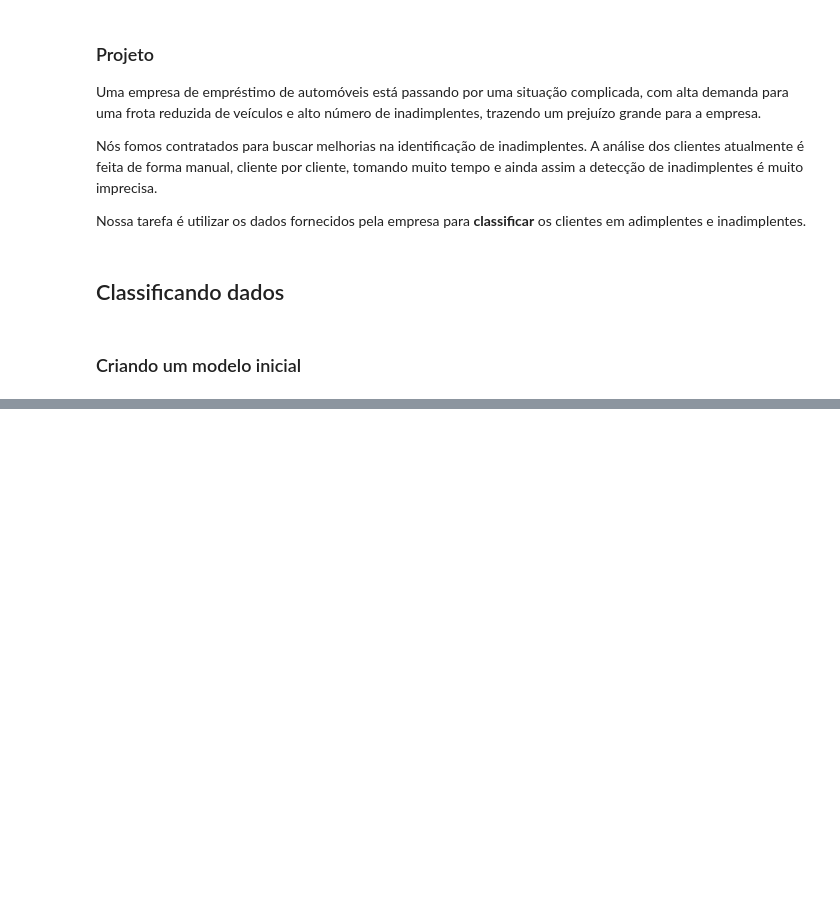
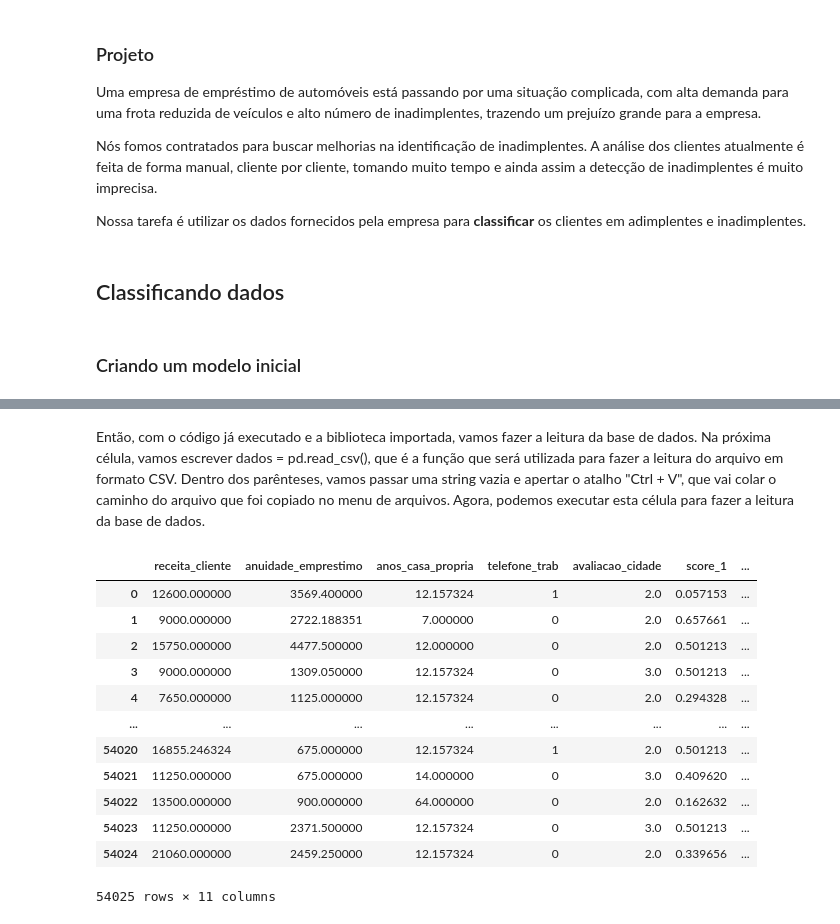
Before and after one commit to rafaelreisramos/oracle-one, a Jupyter notebook: classificacao-validacao-modelos-metricas-avaliacao/Classificacao-Validacaoo-e-metricas.ipynb, the cells around one changed output, grey strips where cells are left out. Drawn from its saved outputs; the diff is of its cells as text; code cells hidden in the pictures; blank space fills up the shorter version.

Commit message:
Classificando dados

```diff
--- a/classificacao-validacao-modelos-metricas-avaliacao/Classificacao-Validacaoo-e-metricas.ipynb
+++ b/classificacao-validacao-modelos-metricas-avaliacao/Classificacao-Validacaoo-e-metricas.ipynb
@@ -14,0 +41,20 @@ Nossa tarefa é utilizar os dados fornecidos pela empresa para **classificar** o
+# %% [markdown]
+Então, com o código já executado e a biblioteca importada, vamos fazer a leitura da base de dados. Na próxima célula, vamos escrever dados = pd.read_csv(), que é a função que será utilizada para fazer a leitura do arquivo em formato CSV. Dentro dos parênteses, vamos passar uma string vazia e apertar o atalho "Ctrl + V", que vai colar o caminho do arquivo que foi copiado no menu de arquivos. Agora, podemos executar esta célula para fazer a leitura da base de dados.
+# %%
+dados = pd.read_csv('https://raw.githubusercontent.com/rafaelreisramos/oracle-one/refs/heads/main/classificacao-validacao-modelos-metricas-avaliacao/dados/emp_automovel.csv')
+# %%
+dados
+# %% [output]
+|  | receita_cliente | anuidade_emprestimo | anos_casa_propria | telefone_trab | avaliacao_cidade | score_1 | ... |
+| 0 | 12600.000000 | 3569.400000 | 12.157324 | 1 | 2.0 | 0.057153 | ... |
+| 1 | 9000.000000 | 2722.188351 | 7.000000 | 0 | 2.0 | 0.657661 | ... |
+| 2 | 15750.000000 | 4477.500000 | 12.000000 | 0 | 2.0 | 0.501213 | ... |
+| 3 | 9000.000000 | 1309.050000 | 12.157324 | 0 | 3.0 | 0.501213 | ... |
+| 4 | 7650.000000 | 1125.000000 | 12.157324 | 0 | 2.0 | 0.294328 | ... |
+| ... | ... | ... | ... | ... | ... | ... | ... |
+| 54020 | 16855.246324 | 675.000000 | 12.157324 | 1 | 2.0 | 0.501213 | ... |
+| 54021 | 11250.000000 | 675.000000 | 14.000000 | 0 | 3.0 | 0.409620 | ... |
+| 54022 | 13500.000000 | 900.000000 | 64.000000 | 0 | 2.0 | 0.162632 | ... |
+| 54023 | 11250.000000 | 2371.500000 | 12.157324 | 0 | 3.0 | 0.501213 | ... |
+| 54024 | 21060.000000 | 2459.250000 | 12.157324 | 0 | 2.0 | 0.339656 | ... |
+54025 rows × 11 columns
```
Also changed, not shown: parts of 43 cells of this notebook.
